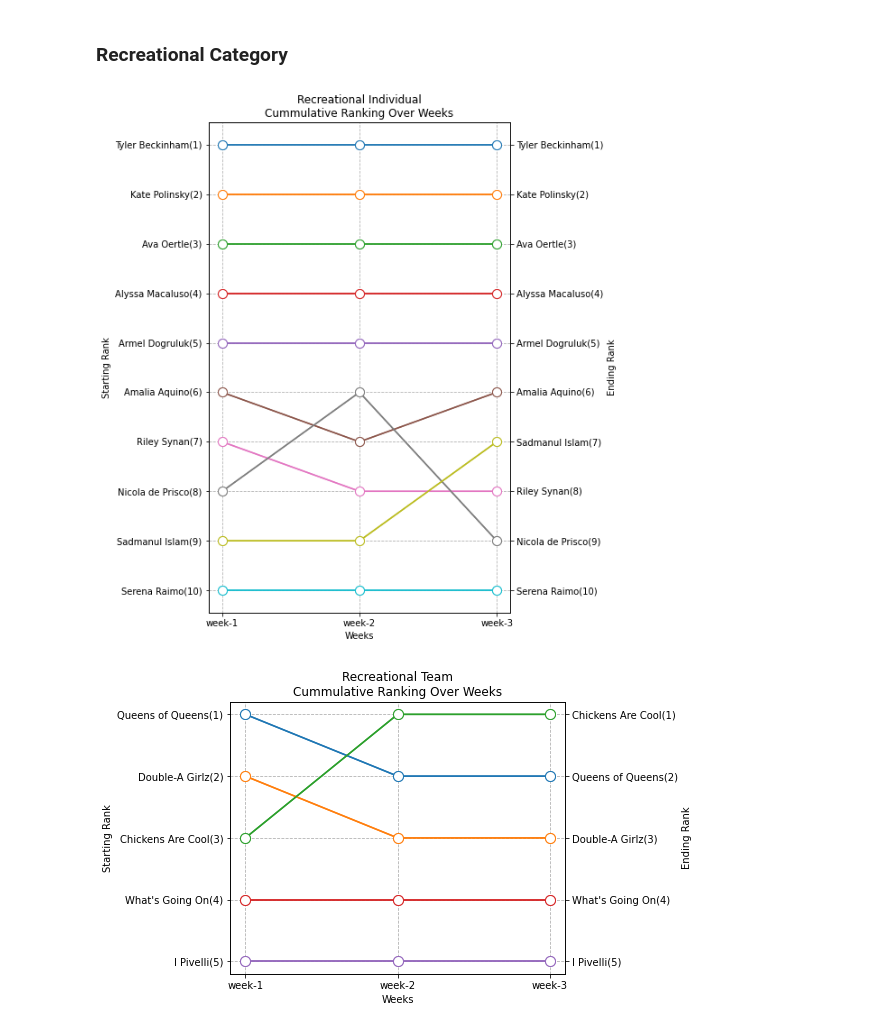
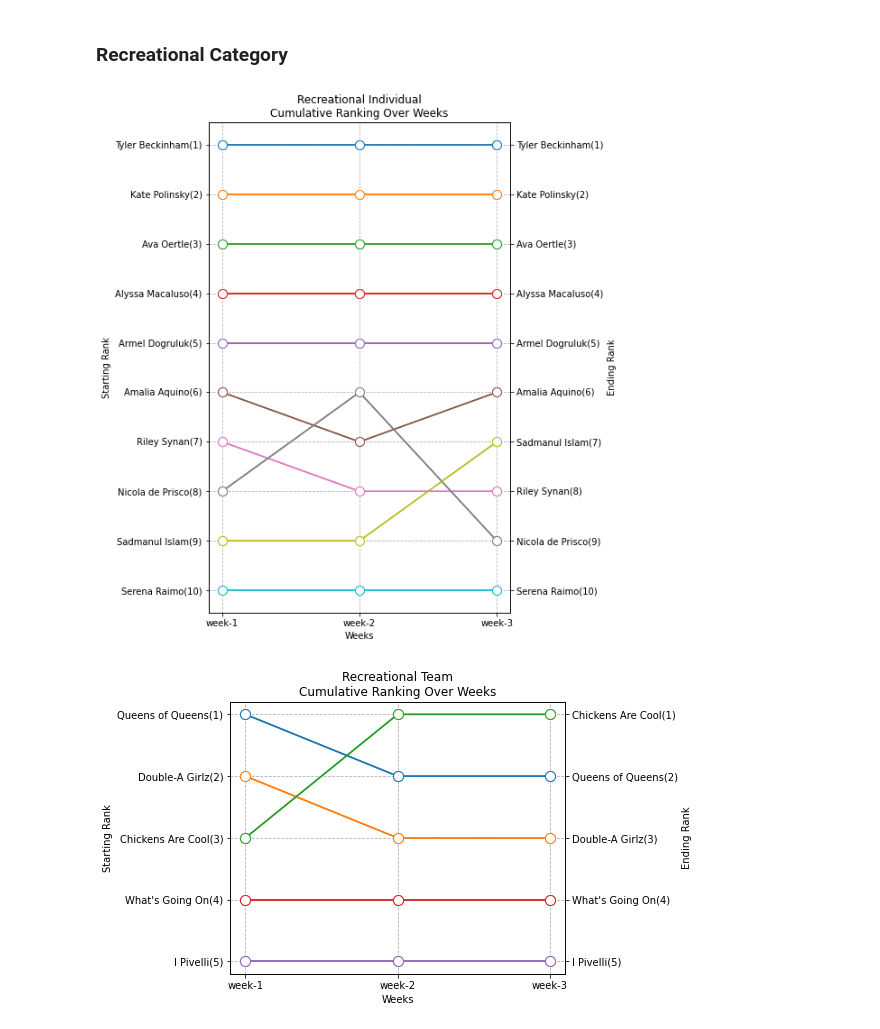
Before and after one commit to jamal-ahmad/bkb-league-scores, a Jupyter notebook: climbing-results.ipynb, the cells around one changed output. Cells and saved outputs as stored; diff of their text form; code cells hidden in the pictures.

```diff
--- a/climbing-results.ipynb
+++ b/climbing-results.ipynb
@@ -201,7 +201,7 @@ def plot_results(ranked_dataframe, title, height=18):
         labels = [f'{(v.get_width()):.0f}' for v in c]
         ax.bar_label(c, labels=labels, label_type='edge')
 # %%
-def weekly_ranks_cummulative(catgeory):
+def weekly_ranks_cumulative(catgeory):
     # pivote the data to be by week
     weekly_person_scores = {}
     for person in person_scores[catgeory].keys():
@@ -237,7 +237,7 @@ def weekly_ranks_cummulative(catgeory):
     return person_ranks
 
 
-def team_weekly_ranks_cummulative(catgeory):
+def team_weekly_ranks_cumulative(catgeory):
     # pivote the data to be by week
     weekly_team_scores = {}
     for team in team_weekly_scores[catgeory].keys():
@@ -617,8 +617,8 @@ week-3 {'name': 'Team Oreo', 'tops': 39, 'zones': 52, 'attempts': 65}
 # %% [markdown]
 ### Recreational Category
 # %%
-plot_rank_progression(weekly_ranks_cummulative("recreational"), "Recreational Individual\nCummulative Ranking Over Weeks")
-plot_rank_progression(team_weekly_ranks_cummulative("recreational"), "Recreational Team\nCummulative Ranking Over Weeks")
+plot_rank_progression(weekly_ranks_cumulative("recreational"), "Recreational Individual\nCumulative Ranking Over Weeks")
+plot_rank_progression(team_weekly_ranks_cumulative("recreational"), "Recreational Team\nCumulative Ranking Over Weeks")
 # %% [output]
-[figure, old version]
+[figure, new version]
-[figure, old version]
+[figure, new version]
```
Also changed, not shown: parts of 2 cells of this notebook.
